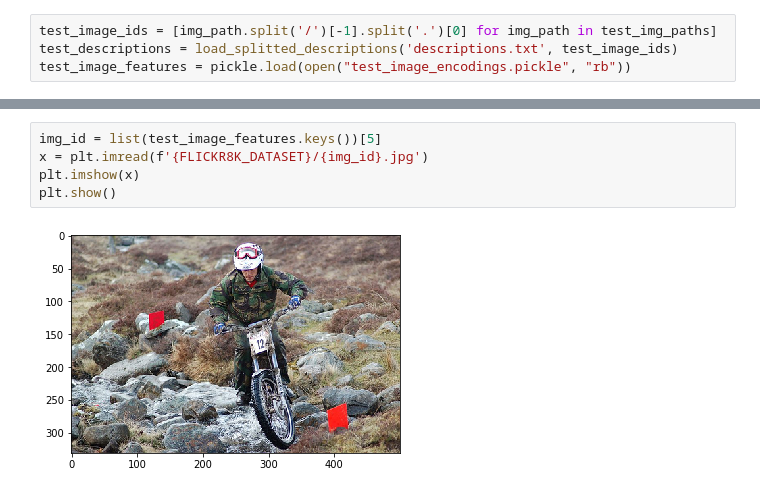
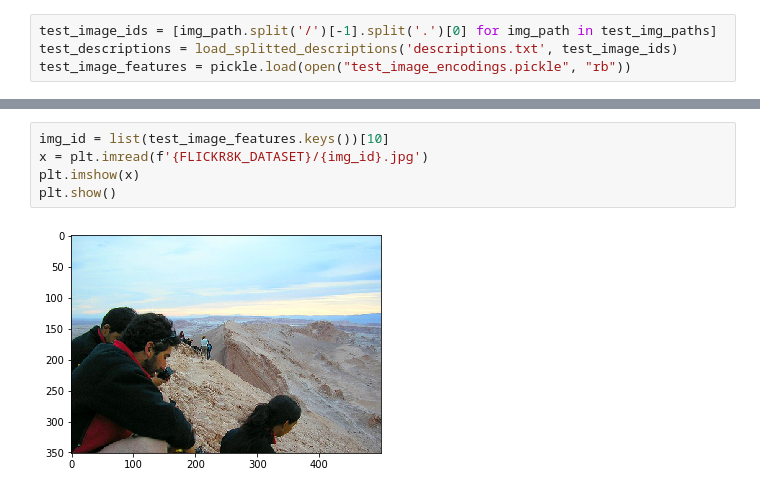
Before and after one commit to justinaung/DL-AT3, a Jupyter notebook: notebooks/image_captioning_baseline-tokenizer-beam.ipynb, the cells around one changed output, grey strips where cells are left out. Saved outputs shown, nothing was run; the diff lists cells and outputs as text.

```diff
--- a/notebooks/image_captioning_baseline-tokenizer-beam.ipynb
+++ b/notebooks/image_captioning_baseline-tokenizer-beam.ipynb
@@ -403,7 +473,7 @@ BLEU-4: 0.102023
 # %%
-img_id = list(test_image_features.keys())[5]
+img_id = list(test_image_features.keys())[10]
 x = plt.imread(f'{FLICKR8K_DATASET}/{img_id}.jpg')
 plt.imshow(x)
 plt.show()
 # %% [output]
-[figure, old version]
+[figure, new version]
```
Also changed, not shown: parts of 46 cells of this notebook, 3 other files.
